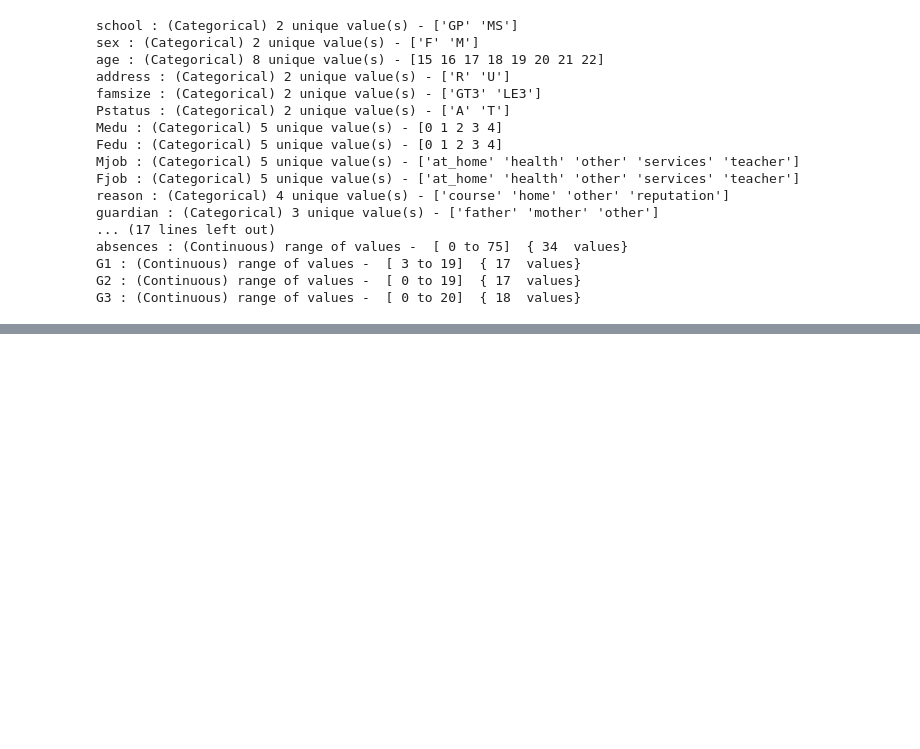
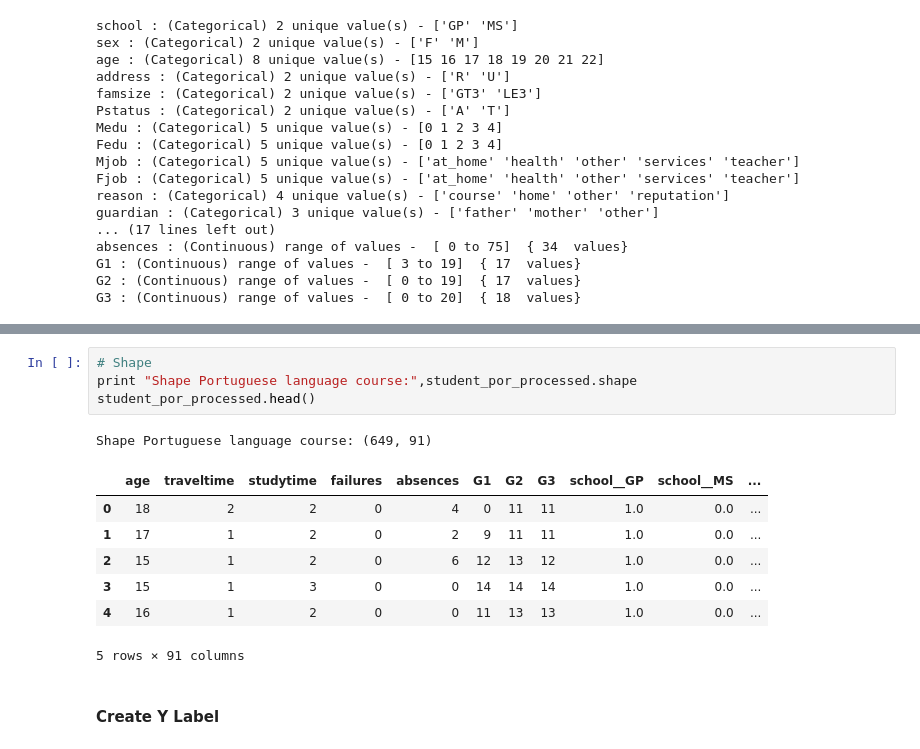
Before and after one commit to student-performance-prediction/notebooks, a Jupyter notebook: 01_Data.ipynb, the cells around one changed output, grey strips where cells are left out. Drawn from its saved outputs; the diff is of its cells as text; blank space fills up the shorter version.

```diff
--- a/01_Data.ipynb
+++ b/01_Data.ipynb
@@ -156,0 +246,15 @@ columns_with_null(student_por)
+# %%
+# Shape
+print "Shape Portuguese language course:",student_por_processed.shape
+student_por_processed.head()
+# %% [output]
+Shape Portuguese language course: (649, 91)
+|  | age | traveltime | studytime | failures | absences | G1 | G2 | G3 | school__GP | school__MS | ... |
+| 0 | 18 | 2 | 2 | 0 | 4 | 0 | 11 | 11 | 1.0 | 0.0 | ... |
+| 1 | 17 | 1 | 2 | 0 | 2 | 9 | 11 | 11 | 1.0 | 0.0 | ... |
+| 2 | 15 | 1 | 2 | 0 | 6 | 12 | 13 | 12 | 1.0 | 0.0 | ... |
+| 3 | 15 | 1 | 3 | 0 | 0 | 14 | 14 | 14 | 1.0 | 0.0 | ... |
+| 4 | 16 | 1 | 2 | 0 | 0 | 11 | 13 | 13 | 1.0 | 0.0 | ... |
+5 rows × 91 columns
+# %% [markdown]
+#### Create Y Label
```
Also changed, not shown: parts of 34 cells of this notebook, 4 other files.
